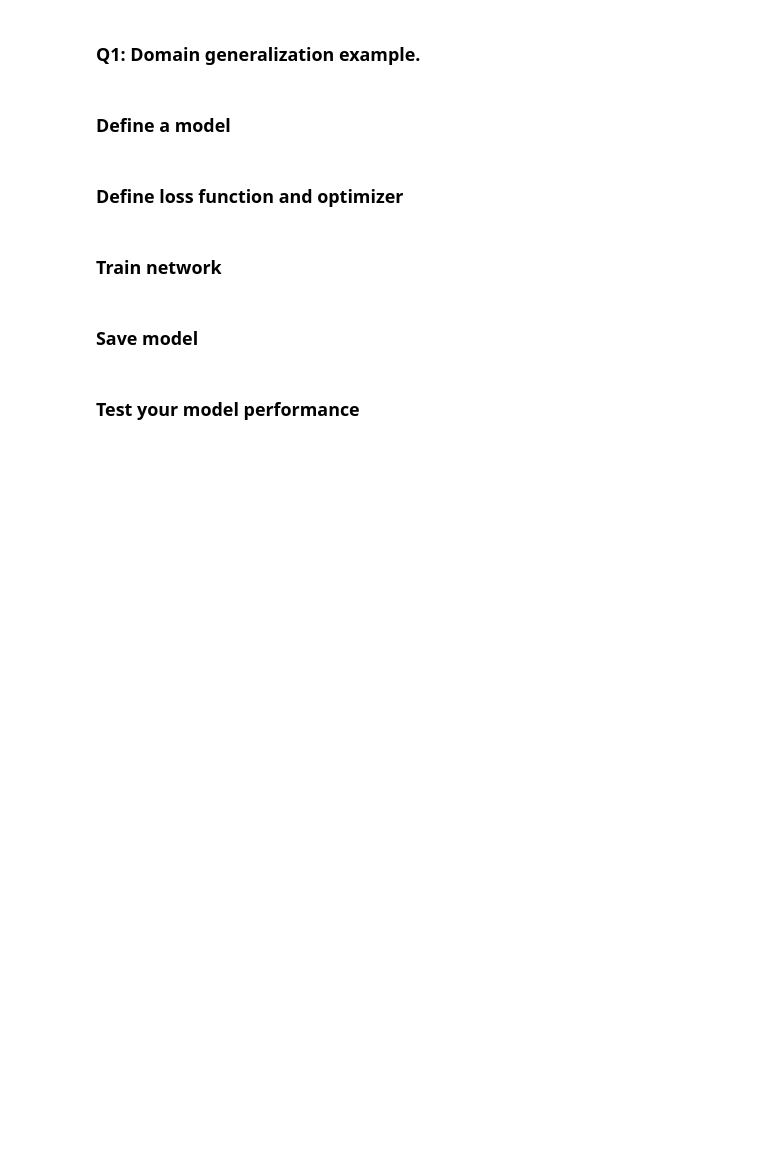
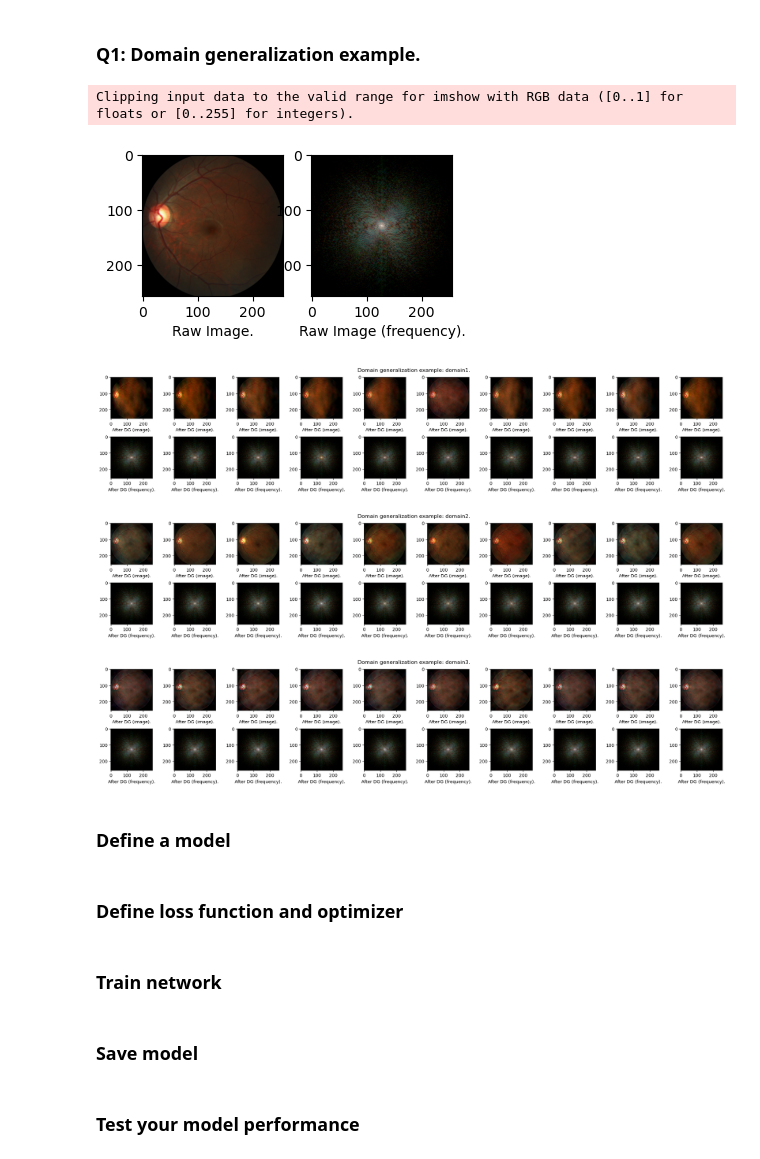
Before and after one commit to QianrenLi/DG_Segmentation_released, a Jupyter notebook: project1.ipynb, the cells around one changed output. Cells and saved outputs as stored; diff of their text form; code cells hidden in the pictures; blank space fills up the shorter version.

```diff
--- a/project1.ipynb
+++ b/project1.ipynb
@@ -49,31 +56,38 @@ plt.imshow(target_last,cmap='gray')
 # %% [markdown]
 ### Q1: Domain generalization example.
 # %%
-from dataset import domain_generization
-original_image, _ = trainset.__getitem__(0) # Use the first image in training set.
+from dataset import domain_generization, load_dataset
+trainset_temp, _ = load_dataset(train=True,is_vert_flip = False,is_rotate = False,is_translate = False,is_color_jitter = False)
+original_image, _ = trainset_temp.__getitem__(0,is_DG=False) # Use the first image in training set.
 original_image = original_image / 2 + 0.5
 original_image = original_image.numpy()
 scaling_factor = 0.1 # 替换低频区域所占大小
 ratio = 1 #替换区域中目标域图片的幅度比重
 num_generalized=10
 domains = ['domain1','domain2','domain3'] # 可选：'random'（默认随机选择domain）, 'domain1', 'domain2', 'domain3'.
 original_image_freq = np.fft.fftshift(np.fft.fft2(original_image,axes=(-2,-1)),axes=(-2,-1))
 original_image_freq = np.log(np.abs(original_image_freq))/np.max(np.log(np.abs(original_image_freq))) # log and normalize
 plt.figure(figsize=[4,2])
 plt.subplot(1,2,1), plt.imshow(np.transpose(original_image, (1, 2, 0))), plt.xlabel('Raw Image.')
 plt.subplot(1,2,2), plt.imshow(np.transpose(original_image_freq, (1, 2, 0))), plt.xlabel('Raw Image (frequency).')
 for domain in domains:
     dg_outputs, dg_fre_outputs= np.array(domain_generization(original_image,scaling_factor, ratio,num_generalized,domain)) # 输出是一个float, 因为计算傅里叶变换的时候应该用float提高精度
     fig, axs = plt.subplots(2, num_generalized, figsize=(2*num_generalized, 2*2), layout="constrained")
     for i in range(num_generalized):
         dg_output = np.real(dg_outputs[i])
         dg_fre_output = dg_fre_outputs[i]
         dg_fre_output = np.log(np.abs(dg_fre_output))/np.max(np.log(np.abs(dg_fre_output))) # log and normalize
         axs[0,i].imshow(np.clip(np.transpose(dg_output, (1, 2, 0)),0,1)) # 转回int才可以直接imshow
         axs[0,i].set_xlabel('After DG (image).')
         axs[1,i].imshow(np.clip(np.transpose(dg_fre_output,(1,2,0)),0,1),cmap='gray')
         axs[1,i].set_xlabel('After DG (frequency).')
     plt.suptitle('Domain generalization example: {}.'.format(domain))
+# %% [output]
+Clipping input data to the valid range for imshow with RGB data ([0..1] for floats or [0..255] for integers).
+[figure, added]
+[figure, added]
+[figure, added]
+[figure, added]
 # %% [markdown]
 ### Define a model
 # %%
```
Also changed, not shown: parts of 4 cells of this notebook, 1 other file.
